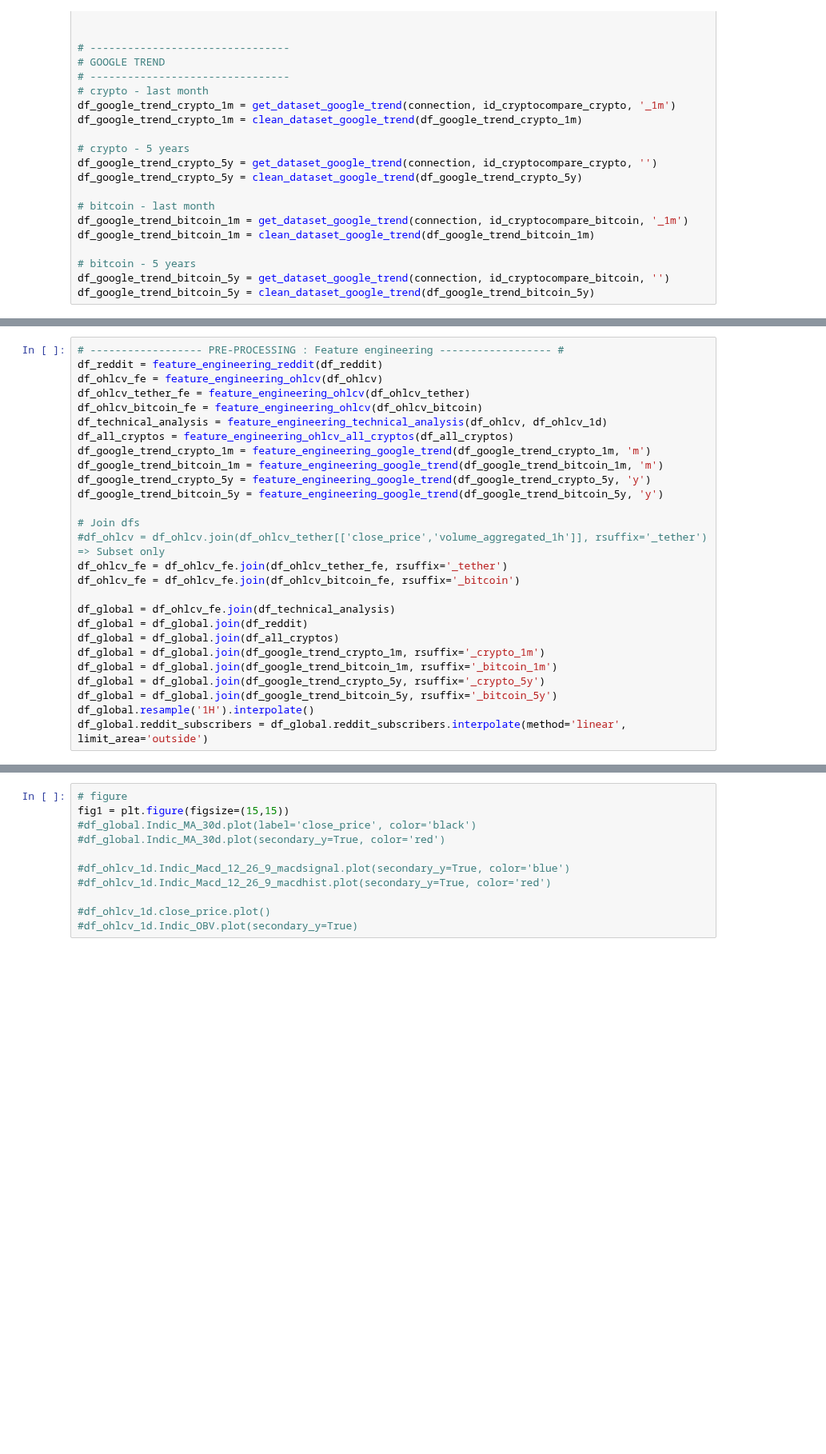
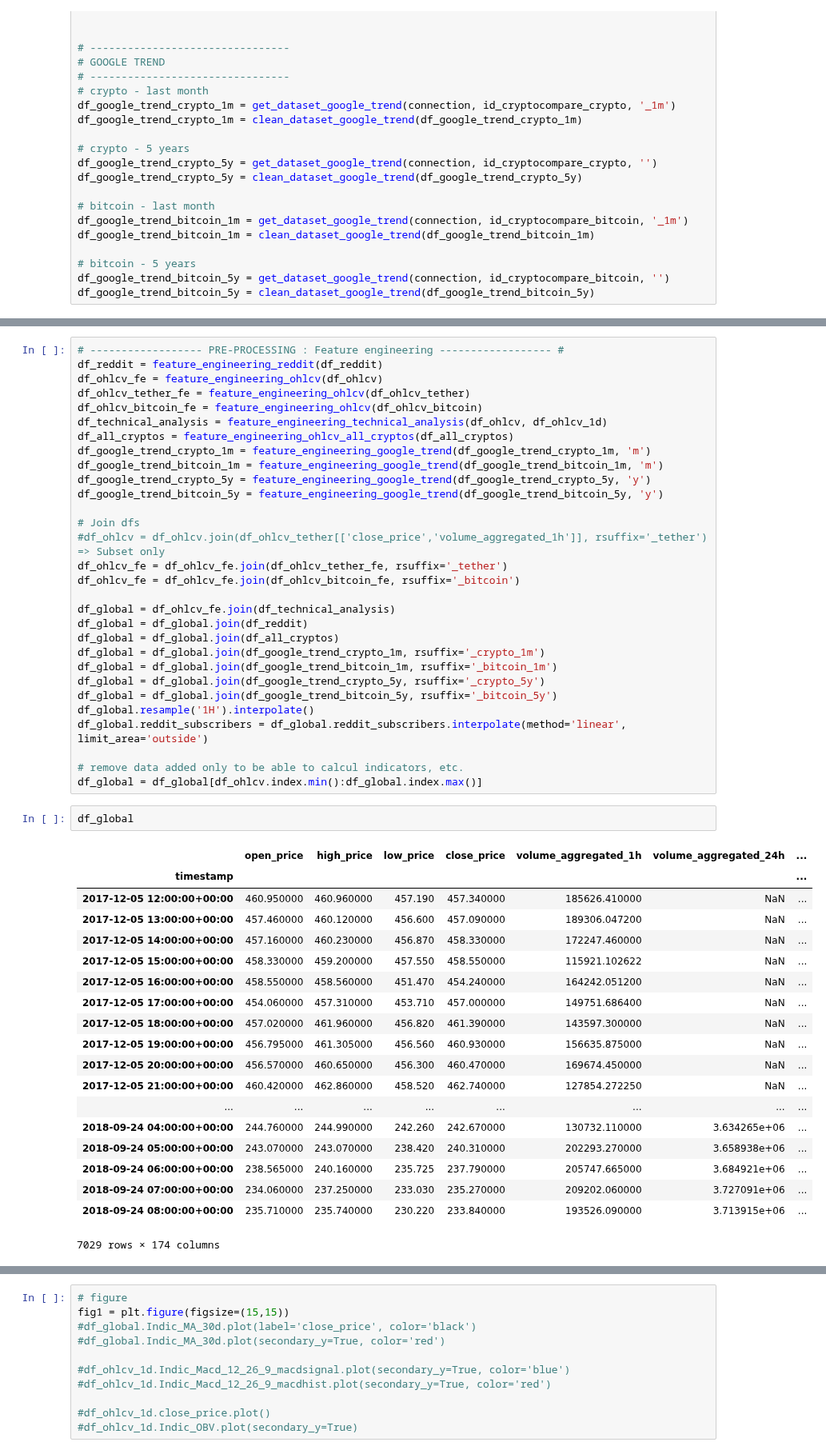
Before and after one commit to cysacenda/algocryptos, a Jupyter notebook: notebooks/ML/01_Preprocessing.ipynb, the cells around one changed output, grey strips where cells are left out. Shown at 80% size. Saved outputs shown, nothing was run; the diff lists cells and outputs as text; blank space fills up the shorter version.

```diff
--- a/notebooks/ML/01_Preprocessing.ipynb
+++ b/notebooks/ML/01_Preprocessing.ipynb
@@ -411,3 +445,28 @@ df_global = df_global.join(df_google_trend_crypto_5y, rsuffix='_crypto_5y')
 df_global = df_global.join(df_google_trend_bitcoin_5y, rsuffix='_bitcoin_5y')
 df_global.resample('1H').interpolate()
 df_global.reddit_subscribers = df_global.reddit_subscribers.interpolate(method='linear', limit_area='outside')
+
+# remove data added only to be able to calcul indicators, etc.
+df_global = df_global[df_ohlcv.index.min():df_global.index.max()]
+# %%
+df_global
+# %% [output]
+|  | open_price | high_price | low_price | close_price | volume_aggregated_1h | volume_aggregated_24h | ... |
+| timestamp |  |  |  |  |  |  | ... |
+| 2017-12-05 12:00:00+00:00 | 460.950000 | 460.960000 | 457.190 | 457.340000 | 185626.410000 | NaN | ... |
+| 2017-12-05 13:00:00+00:00 | 457.460000 | 460.120000 | 456.600 | 457.090000 | 189306.047200 | NaN | ... |
+| 2017-12-05 14:00:00+00:00 | 457.160000 | 460.230000 | 456.870 | 458.330000 | 172247.460000 | NaN | ... |
+| 2017-12-05 15:00:00+00:00 | 458.330000 | 459.200000 | 457.550 | 458.550000 | 115921.102622 | NaN | ... |
+| 2017-12-05 16:00:00+00:00 | 458.550000 | 458.560000 | 451.470 | 454.240000 | 164242.051200 | NaN | ... |
+| 2017-12-05 17:00:00+00:00 | 454.060000 | 457.310000 | 453.710 | 457.000000 | 149751.686400 | NaN | ... |
+| 2017-12-05 18:00:00+00:00 | 457.020000 | 461.960000 | 456.820 | 461.390000 | 143597.300000 | NaN | ... |
+| 2017-12-05 19:00:00+00:00 | 456.795000 | 461.305000 | 456.560 | 460.930000 | 156635.875000 | NaN | ... |
+| 2017-12-05 20:00:00+00:00 | 456.570000 | 460.650000 | 456.300 | 460.470000 | 169674.450000 | NaN | ... |
+| 2017-12-05 21:00:00+00:00 | 460.420000 | 462.860000 | 458.520 | 462.740000 | 127854.272250 | NaN | ... |
+| ... | ... | ... | ... | ... | ... | ... | ... |
+| 2018-09-24 04:00:00+00:00 | 244.760000 | 244.990000 | 242.260 | 242.670000 | 130732.110000 | 3.634265e+06 | ... |
+| 2018-09-24 05:00:00+00:00 | 243.070000 | 243.070000 | 238.420 | 240.310000 | 202293.270000 | 3.658938e+06 | ... |
+| 2018-09-24 06:00:00+00:00 | 238.565000 | 240.160000 | 235.725 | 237.790000 | 205747.665000 | 3.684921e+06 | ... |
+| 2018-09-24 07:00:00+00:00 | 234.060000 | 237.250000 | 233.030 | 235.270000 | 209202.060000 | 3.727091e+06 | ... |
+| 2018-09-24 08:00:00+00:00 | 235.710000 | 235.740000 | 230.220 | 233.840000 | 193526.090000 | 3.713915e+06 | ... |
+7029 rows × 174 columns
```
Also changed, not shown: parts of 5 cells of this notebook.
